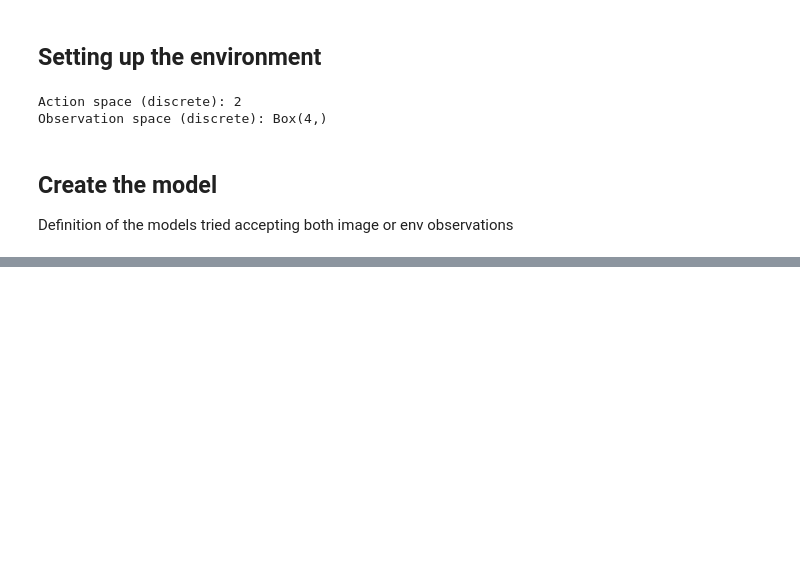
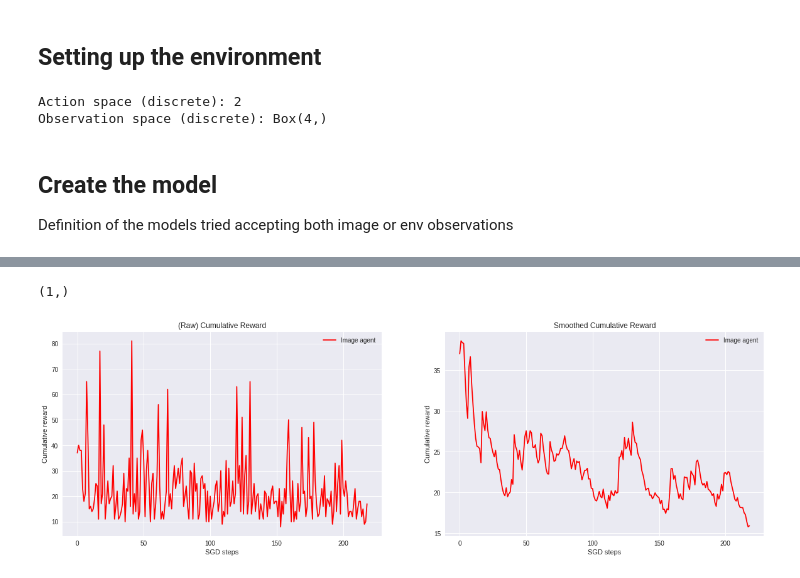
Before and after one commit to telecombcn-dl/2018-dlai-team8, a Jupyter notebook: DeepPolicyGradientAgent.ipynb, the cells around one changed output, grey strips where cells are left out. Drawn from its saved outputs; the diff is of its cells as text; code cells hidden in the pictures; blank space fills up the shorter version.

```diff
--- a/DeepPolicyGradientAgent.ipynb
+++ b/DeepPolicyGradientAgent.ipynb
@@ -365,25 +364,27 @@ class CartPoleConfig:
   use_images = False
 
 
-entropic_agent = Agent(CartPoleConfig, use_entropies=True)
-agent = Agent(CartPoleConfig, use_entropies=False)
+entropic_agent = Agent(CartPoleConfig, relu=True, use_entropies = True)
+agent = Agent(CartPoleConfig, relu=True, use_entropies = False)
 
-n_experiments = 10
+n_experiments = 1
 entropic_rewards=[]
 normal_rewards= []
 # Training on 3000 episodes takes around 3:30min on CPU
 for _i in range(n_experiments):
   print("Experiment: {}".format(_i+1))
-  reward,loss = agent.train(num_episodes=1200)
+  reward,loss = agent.train(num_episodes=2500)
   print (" Loss: {} Reward: {} \n".format(reward, loss))
+  loss=[]
   normal_rewards.append(reward)
-  reward,loss = entropic_agent.train(num_episodes=1200)
+  agent=0
+  reward,loss = entropic_agent.train(num_episodes=2500)
+  loss=[]
   entropic_rewards.append(reward)
   #upss, dont forget to go back to dumb agent!!!
-  entropic_agent = Agent(CartPoleConfig, use_entropies=True)
-  agent = Agent(CartPoleConfig, use_entropies=False)
+  entropic_agent = Agent(CartPoleConfig, relu=True)
+  agent = Agent(CartPoleConfig, relu=False)
   print("Entropic Loss: {} Reward: {} \n".format(reward, loss))
   CartPoleConfig.seed+=1
-  break
 # %% [output]
 Experiment: 1
@@ -396,29 +396,30 @@ Train rew avg:  30.0  val:  124.0 Episode:  1199                        Entropic
 #!sudo pip3 install piglet
 #!sudo pip3 install pyglet
 
-#from pyglet.gl import base
+
 class CartPoleConfig:
   env = "CartPole-v0"
   seed = 0  # for reproducibility0
   gamma = 0.99  # discount factor for future rewards
-  batch_size = 1  # in trajectories (episodes)
-  learning_rate = 0.01
+  batch_size = 16  # in trajectories (episodes)
+  learning_rate = 0.0001
   use_images = True
 
 
 entropic_agent = Agent(CartPoleConfig, use_entropies=True)
 agent = Agent(CartPoleConfig, use_entropies=False)
 
-n_experiments = 10
+n_experiments = 1
 entropic_rewards=[]
 normal_rewards= []
 # Training on 3000 episodes takes around 3:30min on CPU
 for _i in range(n_experiments):
   print("Experiment: {}".format(_i+1))
-  reward,loss = agent.train(num_episodes=1200)
+  reward,loss = agent.train(num_episodes=1)
   print (" Loss: {} Reward: {} \n".format(reward, loss))
+
   normal_rewards.append(reward)
-  reward,loss = entropic_agent.train(num_episodes=1200)
+  reward,loss = entropic_agent.train(num_episodes=3500)
   entropic_rewards.append(reward)
   #upss, dont forget to go back to dumb agent!!!
   entropic_agent = Agent(CartPoleConfig, use_entropies=True)
@@ -458,38 +463,41 @@ ax1.fill_between(range(len(policy.reward_history)),rolling_mean-std, rolling_mea
 '''
 
 #avg rewards
 
 
 #Change name, if u run it twiche u will loose ut rewards...
 normal_rewards_a=np.mean(np.array(normal_rewards),axis=0)
 entropic_rewards_a=np.mean(np.array(entropic_rewards),axis=0)
 
 window = int(normal_rewards_a.shape[0]/20)
 print(np.array(normal_rewards_a).shape)
 
 entropic_std = pd.Series(entropic_rewards_a).rolling(window).std()
 normal_std = pd.Series(normal_rewards_a).rolling(window).std()
 
 axarr = plt.subplot(1,2,1)
-axarr.plot(ewma(normal_rewards_a, alpha=1.))
-axarr.plot(ewma(entropic_rewards_a, alpha=1.))
+#axarr.plot(ewma(normal_rewards_a, alpha=1.),color='blue')
+axarr.plot(ewma(entropic_rewards_a, alpha=1.),color='red')
 
 axarr.set_title('(Raw) Cumulative Reward')
 axarr.set_ylabel('Cumulative reward')
 axarr.set_xlabel('SGD steps')
-
+axarr.legend(['Image agent'])
 axarr = plt.subplot(1,2,2)
 axarr.set_title('Smoothed Cumulative Reward')
-axarr.plot(ewma(normal_rewards_a, alpha=0.1),color='blue')
+#axarr.plot(ewma(normal_rewards_a, alpha=0.1),color='blue')
 axarr.plot(ewma(entropic_rewards_a, alpha=0.1),color='red')
 axarr.fill_between(range(normal_rewards_a.shape[0]),normal_rewards_a-normal_std, normal_rewards_a+normal_std, color='blue', alpha=0.2)
 axarr.fill_between(range(normal_rewards_a.shape[0]),entropic_rewards_a-entropic_std, entropic_rewards_a+entropic_std, color='red', alpha=0.2)
-
+axarr.legend(['Image agent'])
 
 axarr.set_ylabel('Cumulative reward')
 axarr.set_xlabel('SGD steps')
 
 plt.show()
+# %% [output]
+(1,)
+[figure, added]
 # %%
 # Plot the reward, with and without EWMA smoothing
 f = plt.figure(figsize=(20,6))
```
Also changed, not shown: parts of 5 cells of this notebook, 1 other file.
